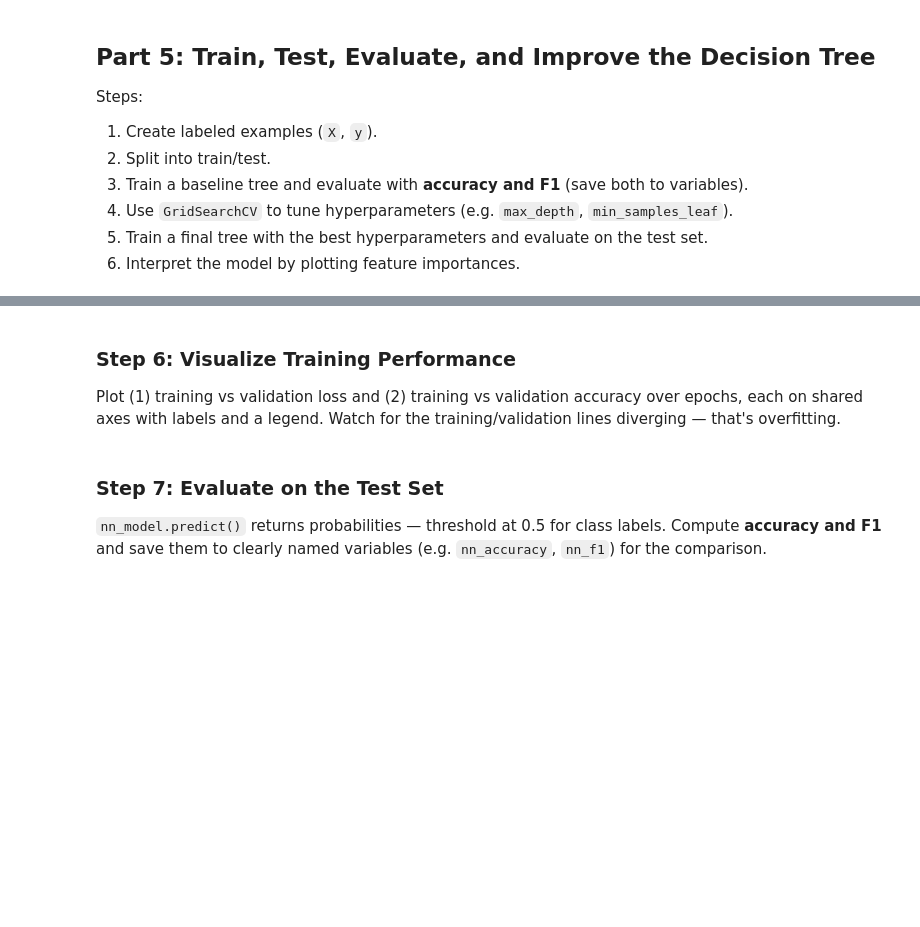
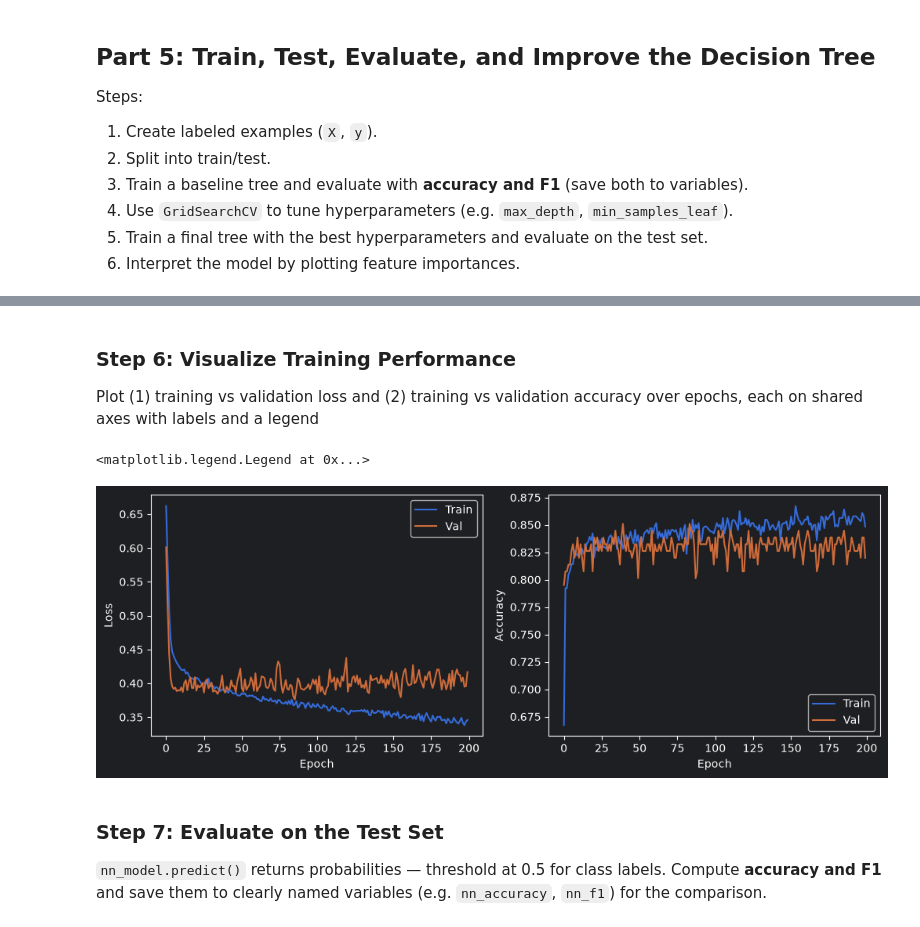
Before and after one commit to WayneS0628/Titanic-DTvsNN, a Jupyter notebook: Titanic_Survival_Prediction-DT_vs_NN.ipynb, the cells around one changed output, grey strips where cells are left out. Cells and saved outputs as stored; diff of their text form; code cells hidden in the pictures; blank space fills up the shorter version.

```diff
--- a/Titanic_Survival_Prediction-DT_vs_NN.ipynb
+++ b/Titanic_Survival_Prediction-DT_vs_NN.ipynb
@@ -215,5 +377,4 @@ Create an SGD optimizer. **Decision:** what learning rate? Comment why.
 # %%
-# sgd_optimizer = keras.optimizers.SGD(learning_rate=?)
-# YOUR CODE HERE
+sgd_optimizer = keras.optimizers.SGD(learning_rate=0.1)
 # %% [markdown]
 ### Step 3: Define the Loss Function
@@ -222,5 +381,4 @@ Use `keras.losses.BinaryCrossentropy(from_logits=False)`.
 # %%
-# loss_fn = ...
-# YOUR CODE HERE
+loss_fn = keras.losses.BinaryCrossentropy(from_logits=False)
 # %% [markdown]
 ### Step 4: Compile the Model
@@ -229,5 +385,5 @@ Compile `nn_model` with your optimizer, loss function, and `metrics=['accuracy']
 # %%
-# YOUR CODE HERE
+nn_model.compile(optimizer=sgd_optimizer, loss=loss_fn, metrics=['accuracy'])
 # %% [markdown]
 ### Step 5: Fit the Model
 
@@ -251,12 +405,12 @@ class ProgBarLoggerNEpochs(keras.callbacks.Callback):
 # %%
 t0 = time.time()
 
-# num_epochs = ?
-# history = nn_model.fit(X_train_scaled, y_train, epochs=num_epochs,
-#                        validation_split=0.2,
-#                        callbacks=[ProgBarLoggerNEpochs(num_epochs, every_n=50)],
-#                        verbose=0)
-# YOUR CODE HERE
+num_epochs = 200
+history = nn_model.fit(X_train_scaled, y_train, epochs=num_epochs,
+                       validation_split=0.2,
+                       callbacks=[ProgBarLoggerNEpochs(num_epochs, every_n=50)],
+                       verbose=0)
+
 
 t1 = time.time()
 print('Elapsed time: %.2fs' % (t1-t0))
@@ -263,7 +423,22 @@ print('Elapsed time: %.2fs' % (t1-t0))
 # %% [markdown]
 ### Step 6: Visualize Training Performance
 
-Plot (1) training vs validation loss and (2) training vs validation accuracy over epochs, each on shared axes with labels and a legend. Watch for the training/validation lines diverging — that's overfitting.
+Plot (1) training vs validation loss and (2) training vs validation accuracy over epochs, each on shared axes with labels and a legend
 # %%
-# Plot training vs validation loss
-# YOUR CODE HERE
+fig, axes = plt.subplots(1, 2, figsize=(12, 4))
+axes[0].plot(history.history['loss'])
+axes[0].plot(history.history['val_loss'])
+
+axes[0].set_xlabel('Epoch')
+axes[0].set_ylabel('Loss')
+axes[0].legend(['Train', 'Val'])
+
+axes[1].plot(history.history['accuracy'])
+axes[1].plot(history.history['val_accuracy'])
+
+axes[1].set_xlabel('Epoch')
+axes[1].set_ylabel('Accuracy')
+axes[1].legend(['Train', 'Val'])
+# %% [output]
+<matplotlib.legend.Legend at 0x...>
+[figure, added]
```
Also changed, not shown: parts of 65 cells of this notebook, 1 other file.
